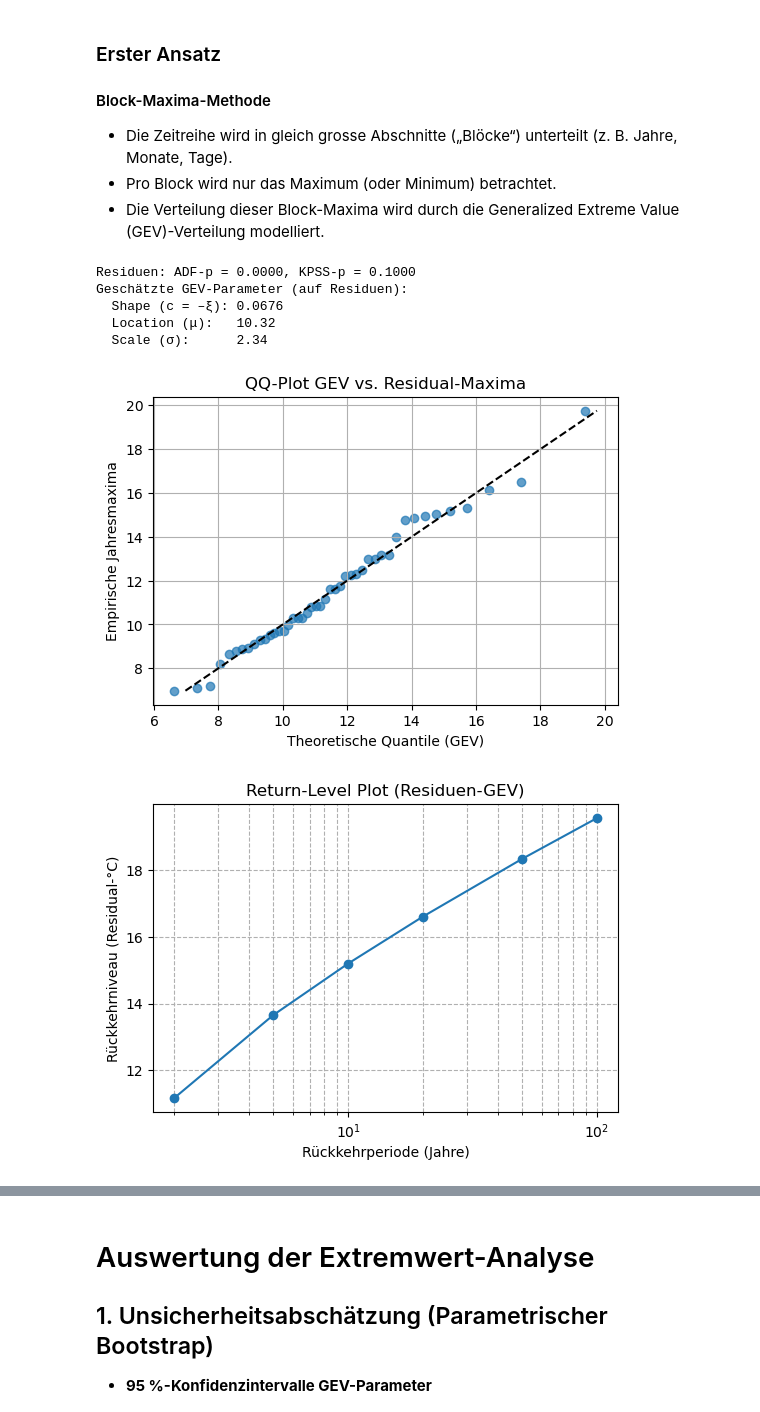
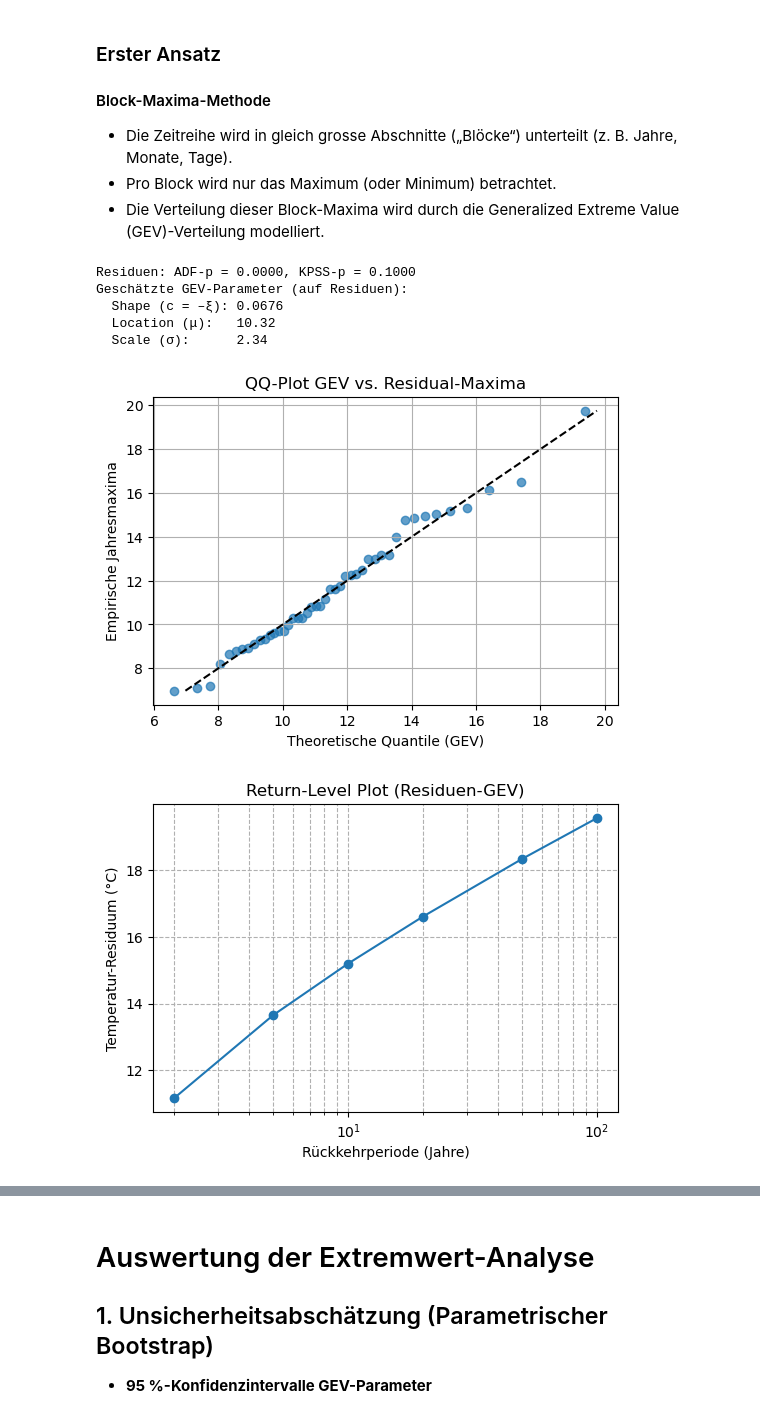
Before and after one commit to gurkewasser/spz_mc, a Jupyter notebook: main_spz.ipynb, the cells around one changed output, grey strips where cells are left out. Cells and saved outputs as stored; diff of their text form; code cells hidden in the pictures.

```diff
--- a/main_spz.ipynb
+++ b/main_spz.ipynb
@@ -737,35 +735,40 @@ theo_q = gev.ppf(prob, c, loc=loc, scale=scale)
 
 plt.figure(figsize=(6,4))
 plt.scatter(theo_q, emp_q, alpha=0.7)
 plt.plot([emp_q.min(), emp_q.max()],
          [emp_q.min(), emp_q.max()], 'k--')
 plt.xlabel('Theoretische Quantile (GEV)')
 plt.ylabel('Empirische Jahresmaxima')
 plt.title('QQ-Plot GEV vs. Residual-Maxima')
 plt.grid(True)
 plt.show()
 
 # Return-Level-Plot
 return_periods = np.array([2,5,10,20,50,100])
 prob_exc       = 1 - 1/return_periods
 rl = gev.ppf(prob_exc, c, loc=loc, scale=scale)
 
+# Rückübersetzung: Residual → Originalwert
+# Die Rückübersetzung auf das ursprüngliche Niveau ist nicht direkt möglich, da für die Return Levels keine zugehörigen Zeitstempel (idx) existieren.
+# Stattdessen kann man einen typischen Trend- und Saisonalitätswert (z.B. Mittelwert) addieren oder die Rückübersetzung weglassen.
+# Hier: Rückübersetzung weggelassen, um KeyError zu vermeiden.
+
 plt.figure(figsize=(6,4))
 plt.plot(return_periods, rl, marker='o')
 plt.xscale('log')
 plt.xlabel('Rückkehrperiode (Jahre)')
-plt.ylabel('Rückkehrniveau (Residual-°C)')
+plt.ylabel('Temperatur-Residuum (°C)')
 plt.title('Return-Level Plot (Residuen-GEV)')
 plt.grid(which='both', ls='--')
 plt.show()
 # %% [output]
 Residuen: ADF-p = 0.0000, KPSS-p = 0.1000
 Geschätzte GEV-Parameter (auf Residuen):
   Shape (c = –ξ): 0.0676
   Location (μ):   10.32
   Scale (σ):      2.34
 [figure]
-[figure, old version]
+[figure, new version]
 # %%
 # Annual-Maxima aus den STL-Residuen (ann_max aus vorherigem Block)
 # 1) Parametrischer Bootstrap
```
Also changed, not shown: parts of 13 cells of this notebook.
